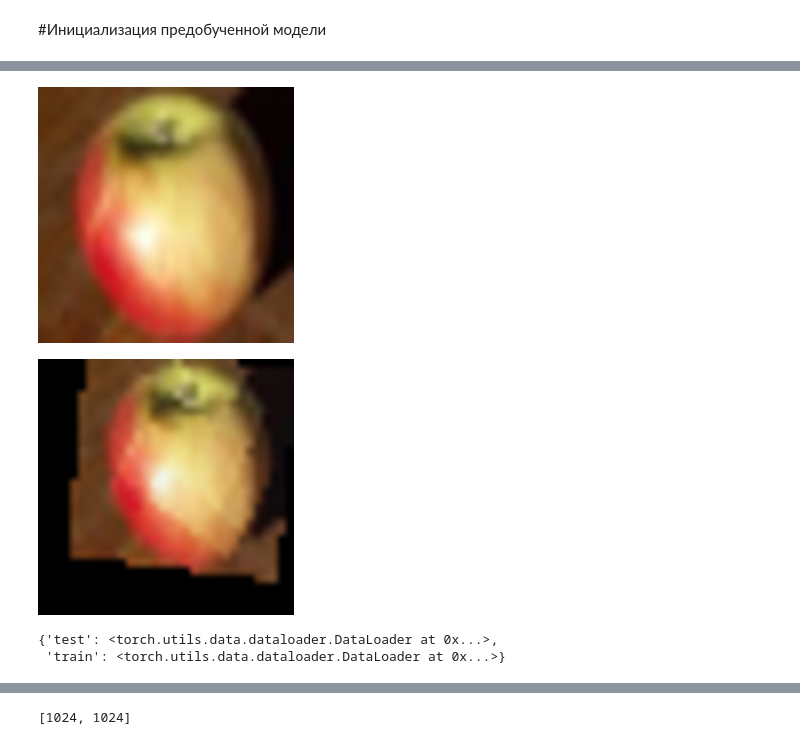
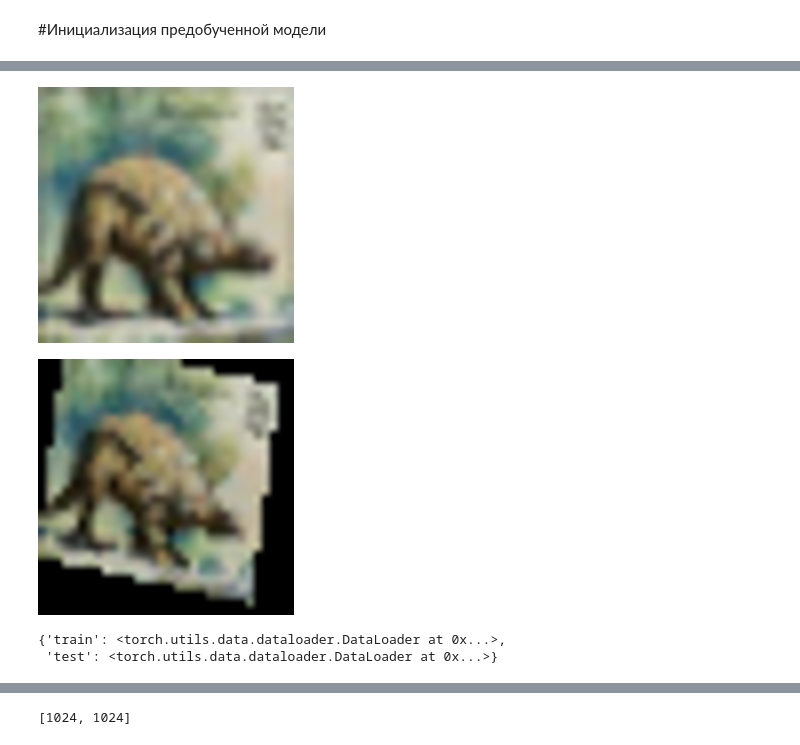
Before and after one commit to ksenia57/DeepLearning, a Jupyter notebook: notebooks/Lab4.ipynb, the cells around one changed output, grey strips where cells are left out. Drawn from its saved outputs; the diff is of its cells as text; code cells hidden in the pictures.

```diff
--- a/notebooks/Lab4.ipynb
+++ b/notebooks/Lab4.ipynb
@@ -102,32 +102,32 @@ cifar-100-python/meta
 # %%
 with open('cifar-100-python/train', 'rb') as f:
     data_train = pickle.load(f, encoding='latin1')
 with open('cifar-100-python/test', 'rb') as f:
     data_test = pickle.load(f, encoding='latin1')
 
 # Здесь указать ваши классы по варианту!!!
-CLASSES = [0, 55, 58]
+CLASSES = [5, 29, 54]
 
 train_X = data_train['data'].reshape(-1, 3, 32, 32)
 train_X = np.transpose(train_X, [0, 2, 3, 1]) # NCHW -> NHWC
 train_y = np.array(data_train['fine_labels'])
 mask = np.isin(train_y, CLASSES)
 train_X = train_X[mask].copy()
 train_y = train_y[mask].copy()
 train_y = np.unique(train_y, return_inverse=1)[1]
 del data_train
 
 test_X = data_test['data'].reshape(-1, 3, 32, 32)
 test_X = np.transpose(test_X, [0, 2, 3, 1])
 test_y = np.array(data_test['fine_labels'])
 mask = np.isin(test_y, CLASSES)
 test_X = test_X[mask].copy()
 test_y = test_y[mask].copy()
 test_y = np.unique(test_y, return_inverse=1)[1]
 del data_test
 Image.fromarray(train_X[50]).resize((256,256))
 # %% [output]
-[figure, old version]
+[figure, new version]
 # %%
 class CifarDataset(Dataset):
      def __init__(self, X, y, transform=None, p=0.0):
@@ -158,7 +158,7 @@ Image.fromarray((transform(torch.Tensor(train_X[50]).permute(2, 0, 1)/255.).\
                  permute(1, 2, 0).numpy()*255.).astype(np.uint8)).\
                  resize((256, 256))
 # %% [output]
-[figure, old version]
+[figure, new version]
 # %%
 batch_size = 128
 dataloader = {}
@@ -176,8 +176,8 @@ for (X, y), part in zip([(train_X, train_y), (test_X, test_y)],
                                   shuffle=True) # создание экземпляра класса DataLoader
 dataloader
 # %% [output]
-{'test': <torch.utils.data.dataloader.DataLoader at 0x...>,
- 'train': <torch.utils.data.dataloader.DataLoader at 0x...>}
+{'train': <torch.utils.data.dataloader.DataLoader at 0x...>,
+ 'test': <torch.utils.data.dataloader.DataLoader at 0x...>}
 # %%
 class Normalize(nn.Module):
     def __init__(self, mean, std):
```
Also changed, not shown: parts of 8 cells of this notebook.
